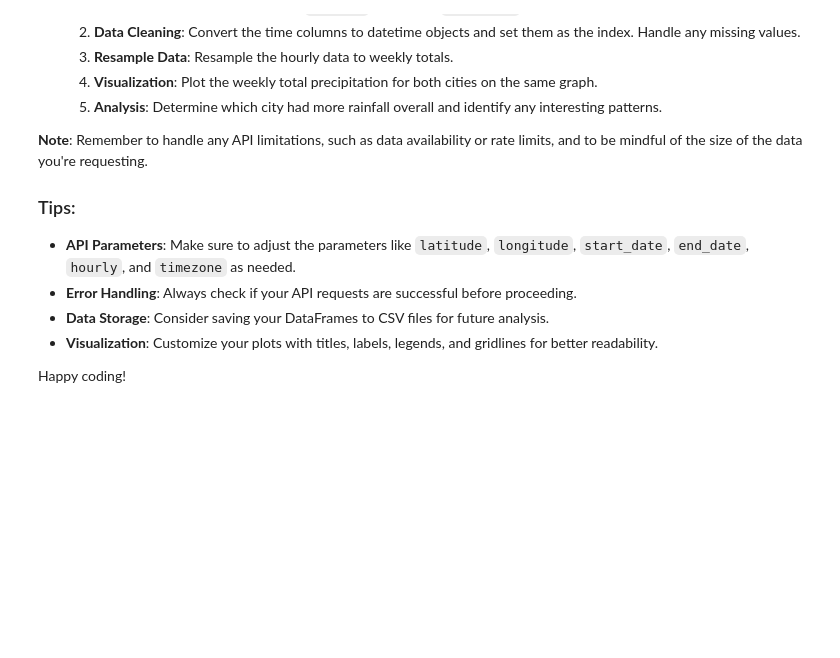
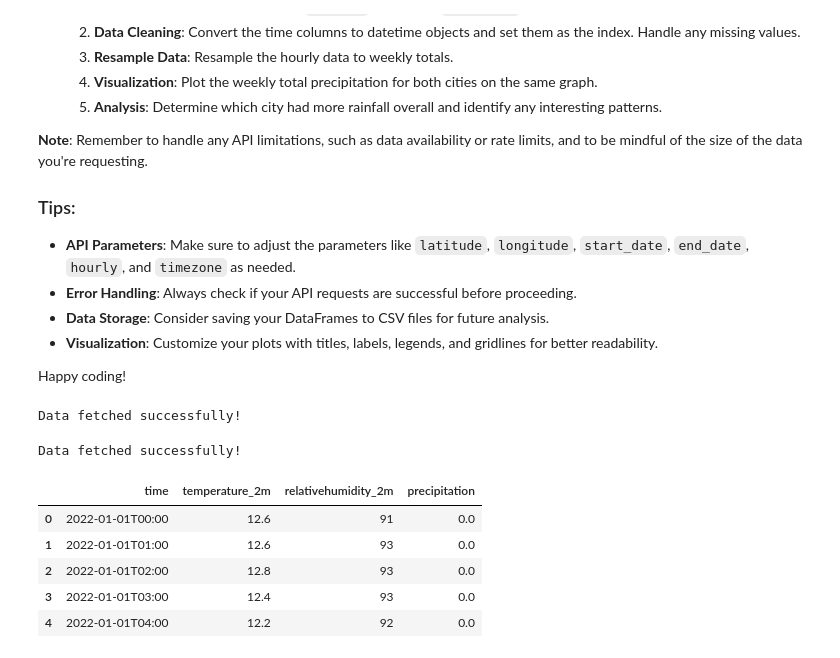
Before and after one commit to duskydreams/api-data-wrangling, a Jupyter notebook: api_data_wrangling.ipynb, the cells around one changed output. Drawn from its saved outputs; the diff is of its cells as text; code cells hidden in the pictures; blank space fills up the shorter version.

```diff
--- a/api_data_wrangling.ipynb
+++ b/api_data_wrangling.ipynb
@@ -315,3 +315,65 @@ Now it's your turn! Below are some exercises to reinforce what you've learned. T
 - **Visualization**: Customize your plots with titles, labels, legends, and gridlines for better readability.
 
 Happy coding!
+# %%
+LondonLatitiude = 51.5074
+LondonLongitude = -0.1278
+
+SeattleLatitude = 47.6062
+SeattleLongitude = -122.3321
+
+TimeStart = '2022-01-01'
+TimeEnd = '2022-12-31'
+
+HourlyVariables = ['temperature_2m', 'relativehumidity_2m', 'precipitation']
+
+base_url = 'https://archive-api.open-meteo.com/v1/archive'
+
+LondonParams = {
+    'latitude': LondonLatitiude,
+    'longitude': LondonLongitude,
+    'start_date': TimeStart,
+    'end_date': TimeEnd,
+    'hourly': ','.join(HourlyVariables),
+    'timezone': 'Europe/London'
+}
+
+LondonResponse = requests.get(base_url, params = LondonParams)
+
+SeattleParams = {
+    'latitude': SeattleLatitude,
+    'longitude': SeattleLongitude,
+    'start_date': TimeStart,
+    'end_date': TimeEnd,
+    'hourly': ','.join(HourlyVariables),
+    'timezone': 'US/Pacific'
+}
+
+SeattleResponse = requests.get(base_url, params = SeattleParams)
+# %%
+if LondonResponse.status_code == 200:
+    print('Data fetched successfully!')
+else:
+    print(f'Failed to fetch data. Status code: {response.status_code}')
+# %% [output]
+Data fetched successfully!
+# %%
+if SeattleResponse.status_code == 200:
+    print('Data fetched successfully!')
+else:
+    print(f'Failed to fetch data. Status code: {response.status_code}')
+# %% [output]
+Data fetched successfully!
+# %%
+LondonData = LondonResponse.json()
+London_hourly_data = LondonData['hourly']
+
+London_df = pd.DataFrame(London_hourly_data)
+London_df.head()
+# %% [output]
+|  | time | temperature_2m | relativehumidity_2m | precipitation |
+| 0 | 2022-01-01T00:00 | 12.6 | 91 | 0.0 |
+| 1 | 2022-01-01T01:00 | 12.6 | 93 | 0.0 |
+| 2 | 2022-01-01T02:00 | 12.8 | 93 | 0.0 |
+| 3 | 2022-01-01T03:00 | 12.4 | 93 | 0.0 |
+| 4 | 2022-01-01T04:00 | 12.2 | 92 | 0.0 |
```
Also changed, not shown: parts of 1 cell of this notebook.
